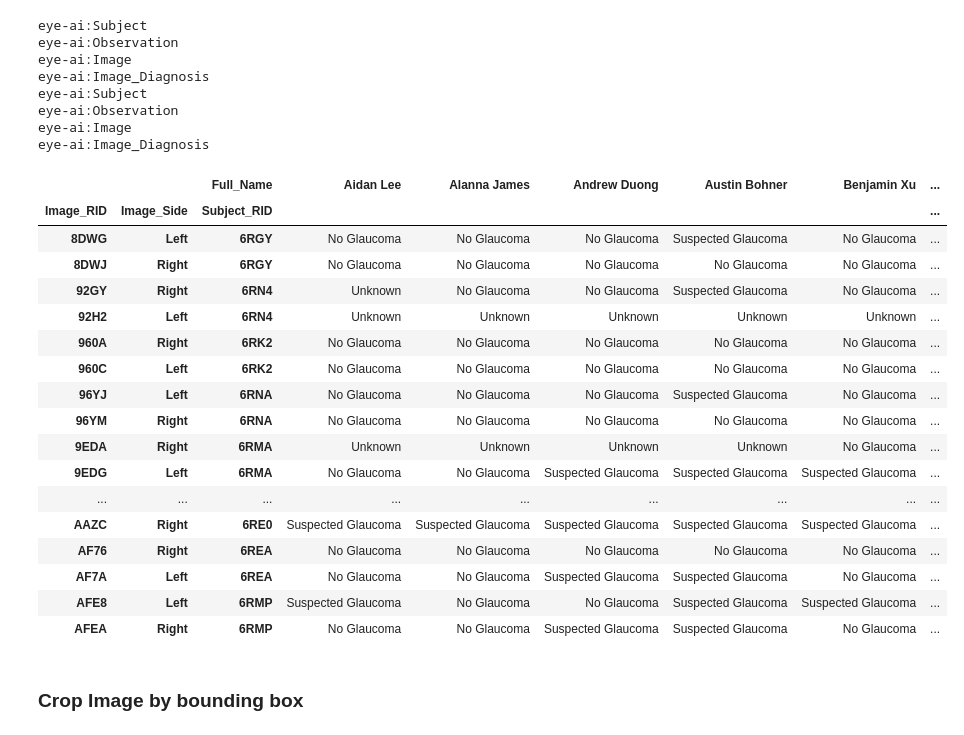
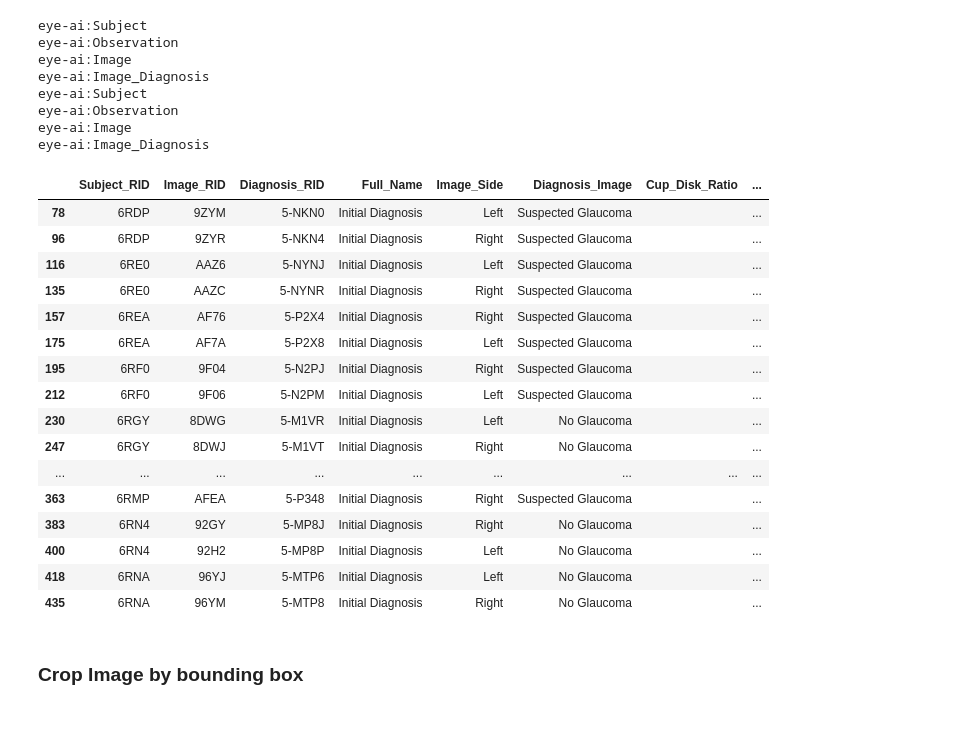
Before and after one commit to informatics-isi-edu/eye-ai-exec, a Jupyter notebook: notebooks/templates/template_lac.ipynb, the cells around one changed output. Cells and saved outputs as stored; diff of their text form; code cells hidden in the pictures.

```diff
--- a/notebooks/templates/template_lac.ipynb
+++ b/notebooks/templates/template_lac.ipynb
@@ -75,7 +75,7 @@ test_workflow = Workflow(
 
 # Configuration instance.
 config = ExecutionConfiguration(
-    datasets=[{'rid':source_dataset, 'materialize':False}],
+    datasets=[{'rid':source_dataset, 'materialize':True}],
     # Materialize set to False if you only need the metadata from the bag, and not the assets.
     assets=['2-4JR6'],
     workflow=test_workflow,
@@ -219,26 +223,25 @@ eye-ai:Observation
 eye-ai:Image
 eye-ai:Image_Diagnosis
 # %%
-wide
+init_diag
 # %% [output]
-|  |  | Full_Name | Aidan Lee | Alanna James | Andrew Duong | Austin Bohner | Benjamin Xu | ... |
-| Image_RID | Image_Side | Subject_RID |  |  |  |  |  | ... |
-| 8DWG | Left | 6RGY | No Glaucoma | No Glaucoma | No Glaucoma | Suspected Glaucoma | No Glaucoma | ... |
-| 8DWJ | Right | 6RGY | No Glaucoma | No Glaucoma | No Glaucoma | No Glaucoma | No Glaucoma | ... |
-| 92GY | Right | 6RN4 | Unknown | No Glaucoma | No Glaucoma | Suspected Glaucoma | No Glaucoma | ... |
-| 92H2 | Left | 6RN4 | Unknown | Unknown | Unknown | Unknown | Unknown | ... |
-| 960A | Right | 6RK2 | No Glaucoma | No Glaucoma | No Glaucoma | No Glaucoma | No Glaucoma | ... |
-| 960C | Left | 6RK2 | No Glaucoma | No Glaucoma | No Glaucoma | No Glaucoma | No Glaucoma | ... |
-| 96YJ | Left | 6RNA | No Glaucoma | No Glaucoma | No Glaucoma | Suspected Glaucoma | No Glaucoma | ... |
-| 96YM | Right | 6RNA | No Glaucoma | No Glaucoma | No Glaucoma | No Glaucoma | No Glaucoma | ... |
-| 9EDA | Right | 6RMA | Unknown | Unknown | Unknown | Unknown | No Glaucoma | ... |
-| 9EDG | Left | 6RMA | No Glaucoma | No Glaucoma | Suspected Glaucoma | Suspected Glaucoma | Suspected Glaucoma | ... |
+|  | Subject_RID | Image_RID | Diagnosis_RID | Full_Name | Image_Side | Diagnosis_Image | Cup_Disk_Ratio | ... |
+| 78 | 6RDP | 9ZYM | 5-NKN0 | Initial Diagnosis | Left | Suspected Glaucoma |  | ... |
+| 96 | 6RDP | 9ZYR | 5-NKN4 | Initial Diagnosis | Right | Suspected Glaucoma |  | ... |
+| 116 | 6RE0 | AAZ6 | 5-NYNJ | Initial Diagnosis | Left | Suspected Glaucoma |  | ... |
+| 135 | 6RE0 | AAZC | 5-NYNR | Initial Diagnosis | Right | Suspected Glaucoma |  | ... |
+| 157 | 6REA | AF76 | 5-P2X4 | Initial Diagnosis | Right | Suspected Glaucoma |  | ... |
+| 175 | 6REA | AF7A | 5-P2X8 | Initial Diagnosis | Left | Suspected Glaucoma |  | ... |
+| 195 | 6RF0 | 9F04 | 5-N2PJ | Initial Diagnosis | Right | Suspected Glaucoma |  | ... |
+| 212 | 6RF0 | 9F06 | 5-N2PM | Initial Diagnosis | Left | Suspected Glaucoma |  | ... |
+| 230 | 6RGY | 8DWG | 5-M1VR | Initial Diagnosis | Left | No Glaucoma |  | ... |
+| 247 | 6RGY | 8DWJ | 5-M1VT | Initial Diagnosis | Right | No Glaucoma |  | ... |
 | ... | ... | ... | ... | ... | ... | ... | ... | ... |
-| AAZC | Right | 6RE0 | Suspected Glaucoma | Suspected Glaucoma | Suspected Glaucoma | Suspected Glaucoma | Suspected Glaucoma | ... |
-| AF76 | Right | 6REA | No Glaucoma | No Glaucoma | No Glaucoma | No Glaucoma | No Glaucoma | ... |
-| AF7A | Left | 6REA | No Glaucoma | No Glaucoma | Suspected Glaucoma | Suspected Glaucoma | No Glaucoma | ... |
-| AFE8 | Left | 6RMP | Suspected Glaucoma | No Glaucoma | No Glaucoma | Suspected Glaucoma | Suspected Glaucoma | ... |
-| AFEA | Right | 6RMP | No Glaucoma | No Glaucoma | Suspected Glaucoma | Suspected Glaucoma | No Glaucoma | ... |
+| 363 | 6RMP | AFEA | 5-P348 | Initial Diagnosis | Right | Suspected Glaucoma |  | ... |
+| 383 | 6RN4 | 92GY | 5-MP8J | Initial Diagnosis | Right | No Glaucoma |  | ... |
+| 400 | 6RN4 | 92H2 | 5-MP8P | Initial Diagnosis | Left | No Glaucoma |  | ... |
+| 418 | 6RNA | 96YJ | 5-MTP6 | Initial Diagnosis | Left | No Glaucoma |  | ... |
+| 435 | 6RNA | 96YM | 5-MTP8 | Initial Diagnosis | Right | No Glaucoma |  | ... |
 # %% [markdown]
 ### Crop Image by bounding box
 # %%
```
Also changed, not shown: parts of 3 cells of this notebook.
